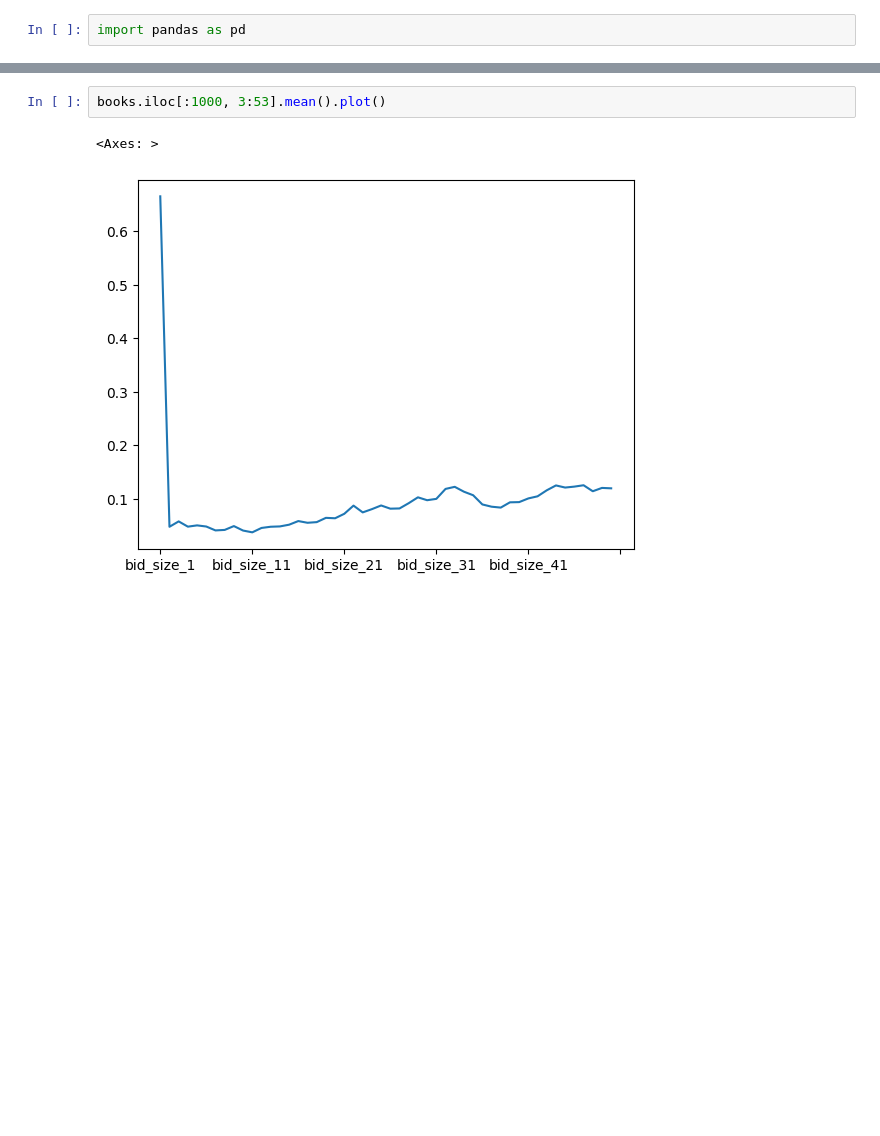
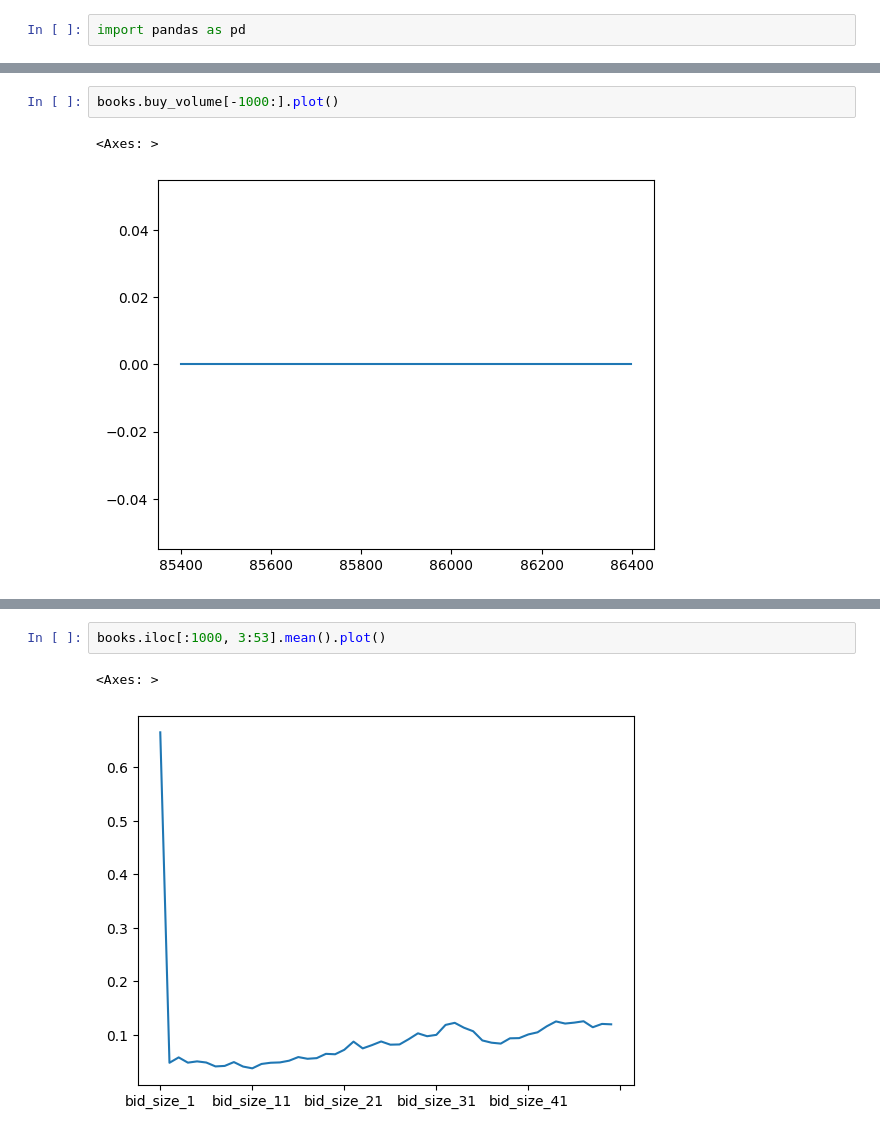
Before and after one commit to jinczing/okx-lob-da, a Jupyter notebook: feature-eda.ipynb, the cells around one changed output, grey strips where cells are left out. Drawn from its saved outputs; the diff is of its cells as text; blank space fills up the shorter version.

```diff
--- a/feature-eda.ipynb
+++ b/feature-eda.ipynb
@@ -14,0 +44,5 @@ books.head()
+# %%
+books.buy_volume[-1000:].plot()
+# %% [output]
+<Axes: >
+[figure, added]
```
Also changed, not shown: parts of 7 cells of this notebook, 5 other files.
